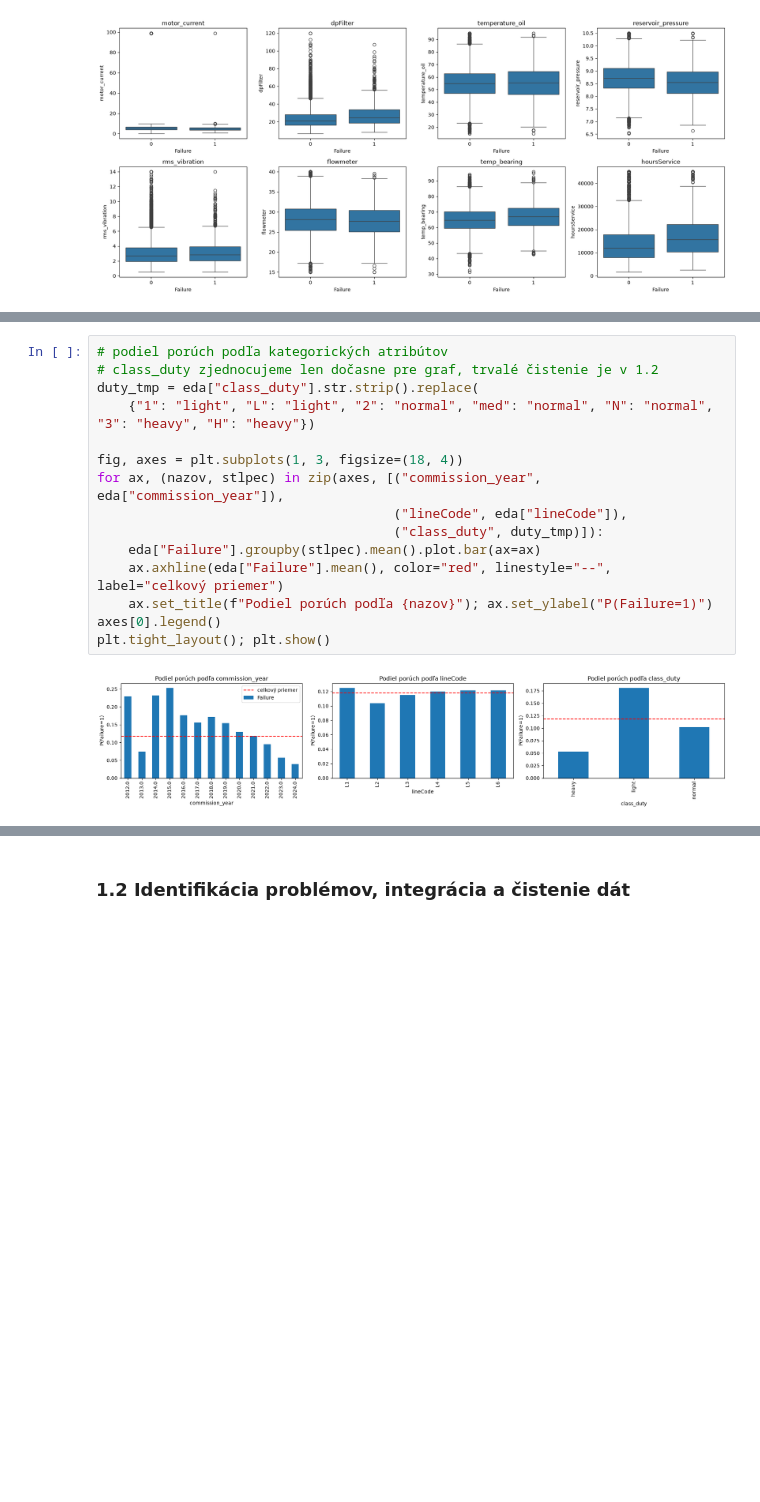
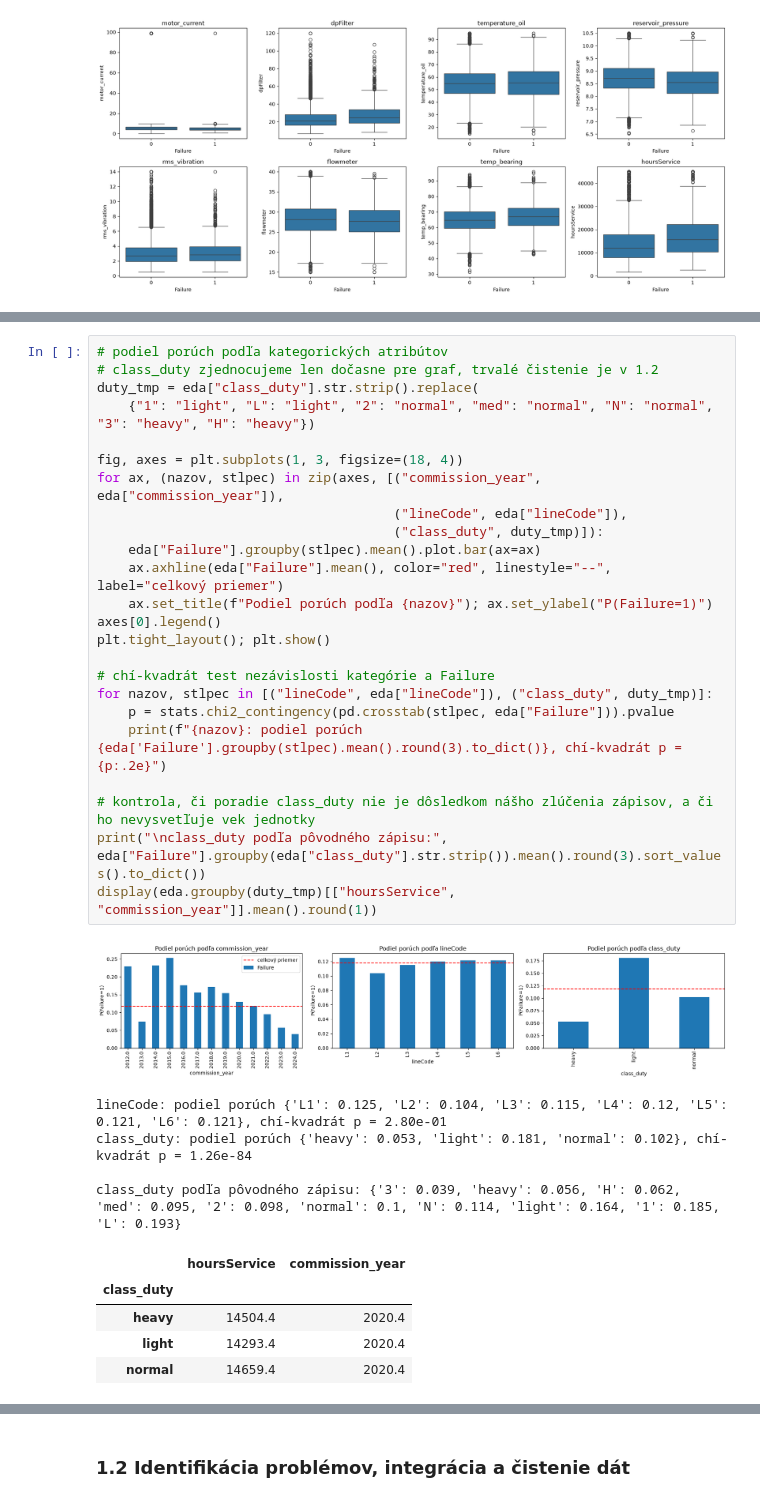
Before and after one commit to deno555/iau_projekt, a Jupyter notebook: IAU_projekt.ipynb, the cells around one changed output, grey strips where cells are left out. Saved outputs shown, nothing was run; the diff lists cells and outputs as text; blank space fills up the shorter version.

```diff
--- a/IAU_projekt.ipynb
+++ b/IAU_projekt.ipynb
@@ -363,17 +363,35 @@ display(porovnanie.sort_values("spearman", key=abs, ascending=False).round(3))
 # %%
 # podiel porúch podľa kategorických atribútov
 # class_duty zjednocujeme len dočasne pre graf, trvalé čistenie je v 1.2
 duty_tmp = eda["class_duty"].str.strip().replace(
     {"1": "light", "L": "light", "2": "normal", "med": "normal", "N": "normal", "3": "heavy", "H": "heavy"})
 
 fig, axes = plt.subplots(1, 3, figsize=(18, 4))
 for ax, (nazov, stlpec) in zip(axes, [("commission_year", eda["commission_year"]),
                                       ("lineCode", eda["lineCode"]),
                                       ("class_duty", duty_tmp)]):
     eda["Failure"].groupby(stlpec).mean().plot.bar(ax=ax)
     ax.axhline(eda["Failure"].mean(), color="red", linestyle="--", label="celkový priemer")
     ax.set_title(f"Podiel porúch podľa {nazov}"); ax.set_ylabel("P(Failure=1)")
 axes[0].legend()
 plt.tight_layout(); plt.show()
+
+# chí-kvadrát test nezávislosti kategórie a Failure
+for nazov, stlpec in [("lineCode", eda["lineCode"]), ("class_duty", duty_tmp)]:
+    p = stats.chi2_contingency(pd.crosstab(stlpec, eda["Failure"])).pvalue
+    print(f"{nazov}: podiel porúch {eda['Failure'].groupby(stlpec).mean().round(3).to_dict()}, chí-kvadrát p = {p:.2e}")
+
+# kontrola, či poradie class_duty nie je dôsledkom nášho zlúčenia zápisov, a či ho nevysvetľuje vek jednotky
+print("\nclass_duty podľa pôvodného zápisu:", eda["Failure"].groupby(eda["class_duty"].str.strip()).mean().round(3).sort_values().to_dict())
+display(eda.groupby(duty_tmp)[["hoursService", "commission_year"]].mean().round(1))
 # %% [output]
 [figure]
+lineCode: podiel porúch {'L1': 0.125, 'L2': 0.104, 'L3': 0.115, 'L4': 0.12, 'L5': 0.121, 'L6': 0.121}, chí-kvadrát p = 2.80e-01
+class_duty: podiel porúch {'heavy': 0.053, 'light': 0.181, 'normal': 0.102}, chí-kvadrát p = 1.26e-84
+
+class_duty podľa pôvodného zápisu: {'3': 0.039, 'heavy': 0.056, 'H': 0.062, 'med': 0.095, '2': 0.098, 'normal': 0.1, 'N': 0.114, 'light': 0.164, '1': 0.185, 'L': 0.193}
+|  | hoursService | commission_year |
+| class_duty |  |  |
+| heavy | 14504.4 | 2020.4 |
+| light | 14293.4 | 2020.4 |
+| normal | 14659.4 | 2020.4 |
```
Also changed, not shown: parts of 49 cells of this notebook.
